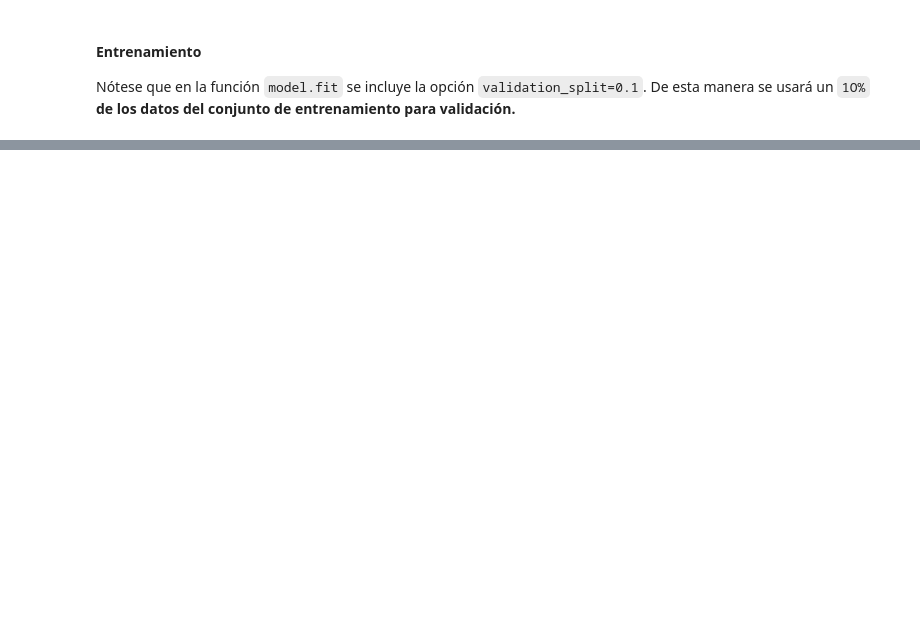
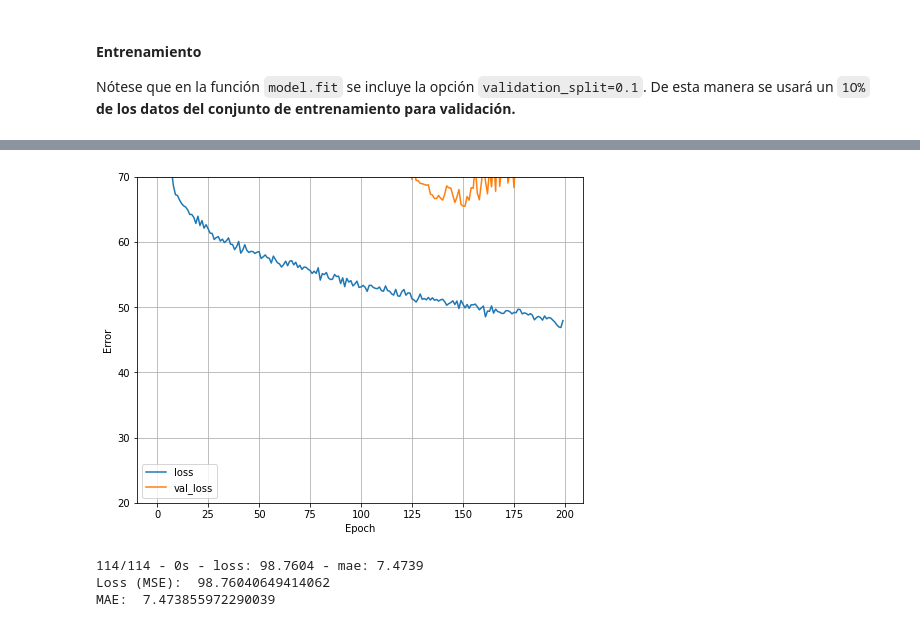
Before and after one commit to albertopmp/TFG, a Jupyter notebook: src/TrafficFlow.ipynb, the cells around one changed output, grey strips where cells are left out. Cells and saved outputs as stored; diff of their text form; code cells hidden in the pictures; blank space fills up the shorter version.

Commit message:
LSTM_E4

```diff
--- a/src/TrafficFlow.ipynb
+++ b/src/TrafficFlow.ipynb
@@ -2536,0 +2036,7 @@ MAE:  4.952193260192871
+# %%
+# Esto es ESTANDARIZACIÓN
+train_mean = train_features.mean()
+train_std = train_features.std()
+
+train_features = (train_features - train_mean) / train_std
+test_features = (test_features - train_mean) / train_std
@@ -2536,0 +2085,8 @@ MAE:  4.952193260192871
+# %%
+train_inputs, train_outputs, train_dates = create_LSTM_data(train_features, train_labels, train_dates)
+test_inputs, test_outputs, test_dates = create_LSTM_data(test_features, test_labels, test_dates)
+
+print('train_inputs.shape: ', train_inputs.shape)
+print('train_outputs.shape: ', train_outputs.shape)
+print('test_inputs.shape: ', test_inputs.shape)
+print('test_outputs.shape: ', test_outputs.shape)
@@ -2536,0 +2162,3 @@ MAE:  4.952193260192871
+# %%
+model = build_and_compile_model()
+model.summary()
@@ -2536,0 +2184,12 @@ MAE:  4.952193260192871
+# %%
+%%time
+history = model.fit(
+    train_inputs,
+    train_outputs,
+    validation_split=0.1,
+    verbose=0,
+    shuffle = False,
+    callbacks=get_callbacks(),
+    batch_size=32,
+    epochs=200
+)
@@ -2536,0 +2224,25 @@ MAE:  4.952193260192871
+# %%
+def plot_loss(history):
+    plt.plot(history.history['loss'], label='loss')
+    plt.plot(history.history['val_loss'], label='val_loss')
+    plt.ylim([20, 70])
+    plt.xlabel('Epoch')
+    plt.ylabel('Error')
+    plt.legend()
+    plt.grid(True)
+
+plot_loss(history)
+# %% [output]
+[figure, added]
+# %%
+# Se guardan las predicciones en un df
+predictions = pd.DataFrame(model.predict(test_inputs), columns = ['predictions'])
+
+# Evaluar el modelo para el conjunto de test
+loss, mae = model.evaluate(test_inputs, test_outputs, verbose=2)
+print('Loss (MSE): ', loss)
+print('MAE: ', mae)
+# %% [output]
+114/114 - 0s - loss: 98.7604 - mae: 7.4739
+Loss (MSE):  98.76040649414062
+MAE:  7.473855972290039
```
Also changed, not shown: parts of 114 cells of this notebook, 1 other file.
